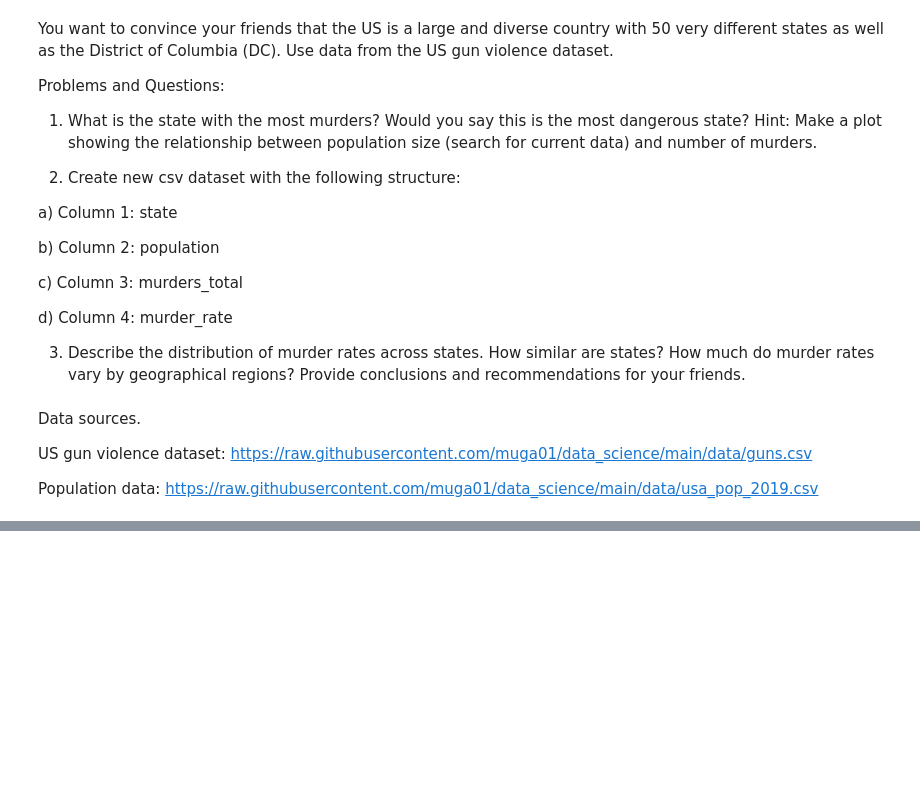
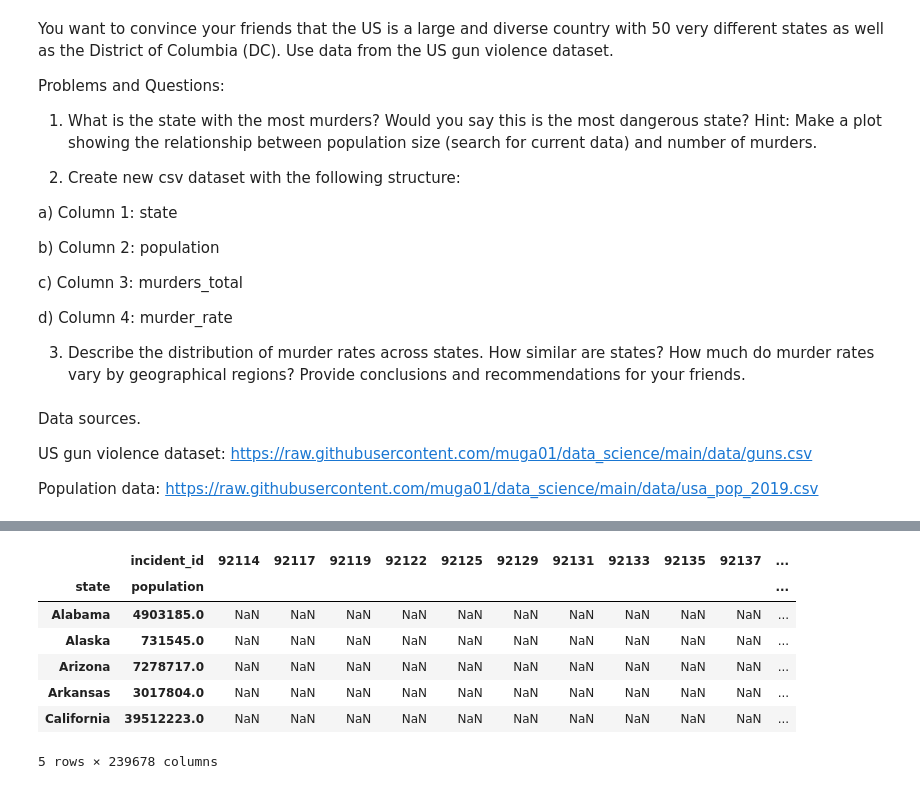
Before and after one commit to muga01/python_basics, a Jupyter notebook: Exercise3.ipynb, the cells around one changed output, grey strips where cells are left out. Drawn from its saved outputs; the diff is of its cells as text; code cells hidden in the pictures; blank space fills up the shorter version.

```diff
--- a/Exercise3.ipynb
+++ b/Exercise3.ipynb
@@ -30,0 +158,11 @@ Population data: https://raw.githubusercontent.com/muga01/data_science/main/data
+# %%
+dataset.pivot_table('n_killed',index = 'incident_id',columns=['state','population'],margins=True,margins_name='murders_total').T.head()
+# %% [output]
+|  | incident_id | 92114 | 92117 | 92119 | 92122 | 92125 | 92129 | 92131 | 92133 | 92135 | 92137 | ... |
+| state | population |  |  |  |  |  |  |  |  |  |  | ... |
+| Alabama | 4903185.0 | NaN | NaN | NaN | NaN | NaN | NaN | NaN | NaN | NaN | NaN | ... |
+| Alaska | 731545.0 | NaN | NaN | NaN | NaN | NaN | NaN | NaN | NaN | NaN | NaN | ... |
+| Arizona | 7278717.0 | NaN | NaN | NaN | NaN | NaN | NaN | NaN | NaN | NaN | NaN | ... |
+| Arkansas | 3017804.0 | NaN | NaN | NaN | NaN | NaN | NaN | NaN | NaN | NaN | NaN | ... |
+| California | 39512223.0 | NaN | NaN | NaN | NaN | NaN | NaN | NaN | NaN | NaN | NaN | ... |
+5 rows × 239678 columns
```
Also changed, not shown: parts of 14 cells of this notebook.
